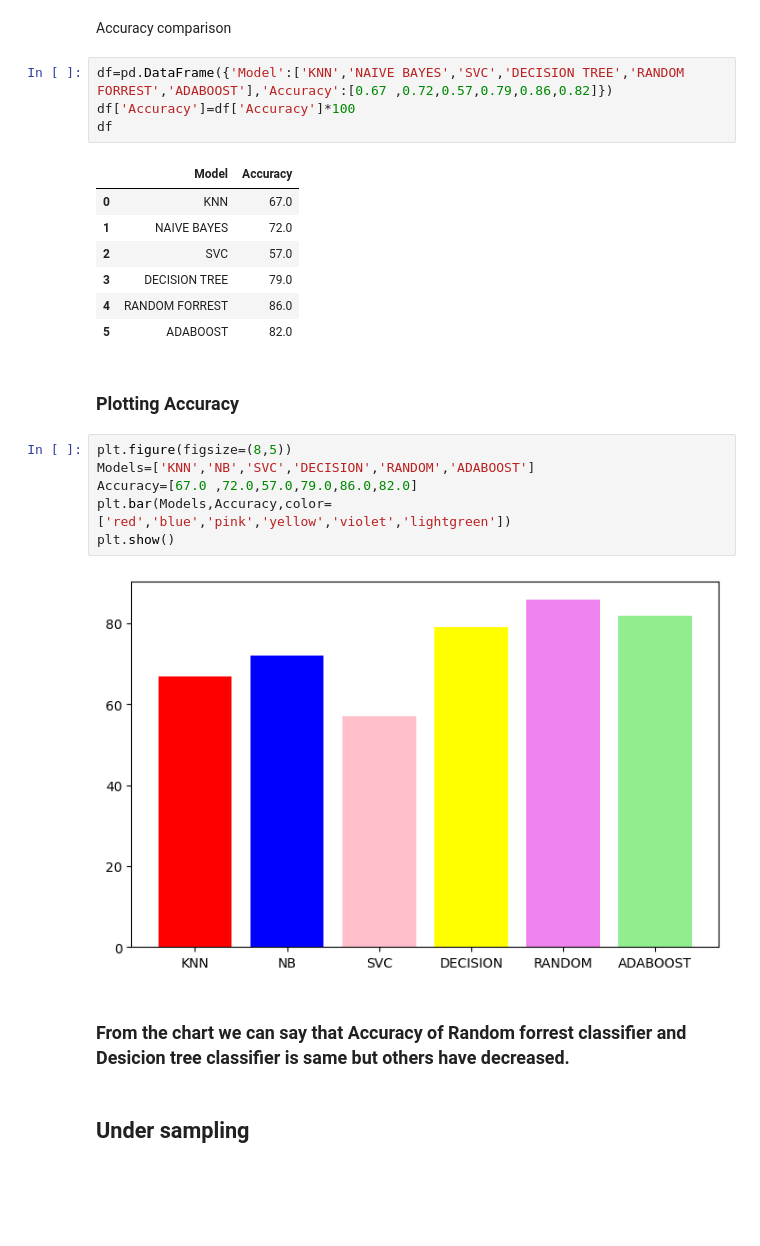
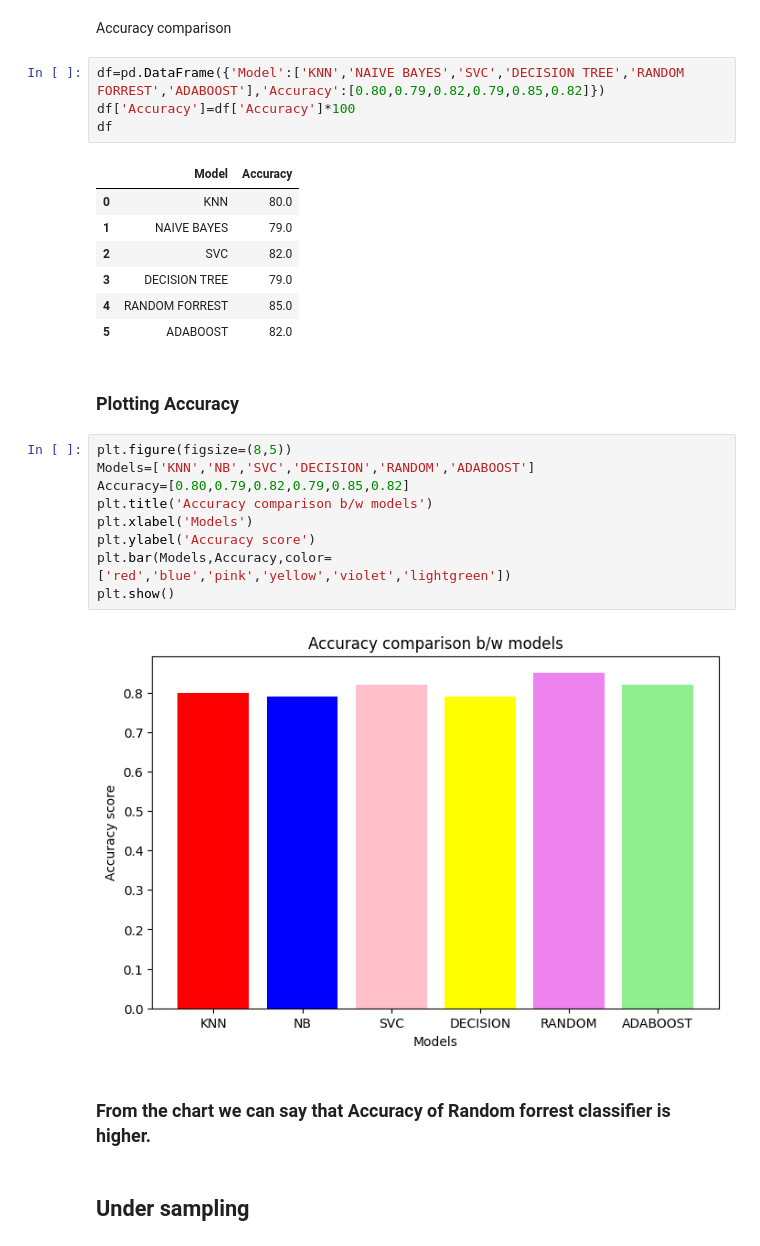
Before and after one commit to PranavDscientist/Bank-customer-churn-prediction, a Jupyter notebook: Bank_Customer_Churn_Prediction.ipynb, the cells around one changed output. Saved outputs shown, nothing was run; the diff lists cells and outputs as text; blank space fills up the shorter version.

```diff
--- a/Bank_Customer_Churn_Prediction.ipynb
+++ b/Bank_Customer_Churn_Prediction.ipynb
@@ -583,29 +594,32 @@ weighted avg       0.82      0.82      0.82      4778
 # %% [markdown]
 Accuracy comparison
 # %%
-df=pd.DataFrame({'Model':['KNN','NAIVE BAYES','SVC','DECISION TREE','RANDOM FORREST','ADABOOST'],'Accuracy':[0.67 ,0.72,0.57,0.79,0.86,0.82]})
+df=pd.DataFrame({'Model':['KNN','NAIVE BAYES','SVC','DECISION TREE','RANDOM FORREST','ADABOOST'],'Accuracy':[0.80,0.79,0.82,0.79,0.85,0.82]})
 df['Accuracy']=df['Accuracy']*100
 df
 # %% [output]
 |  | Model | Accuracy |
-| 0 | KNN | 67.0 |
-| 1 | NAIVE BAYES | 72.0 |
-| 2 | SVC | 57.0 |
+| 0 | KNN | 80.0 |
+| 1 | NAIVE BAYES | 79.0 |
+| 2 | SVC | 82.0 |
 | 3 | DECISION TREE | 79.0 |
-| 4 | RANDOM FORREST | 86.0 |
+| 4 | RANDOM FORREST | 85.0 |
 | 5 | ADABOOST | 82.0 |
 # %% [markdown]
 ### Plotting Accuracy
 # %%
 plt.figure(figsize=(8,5))
 Models=['KNN','NB','SVC','DECISION','RANDOM','ADABOOST']
-Accuracy=[67.0 ,72.0,57.0,79.0,86.0,82.0]
+Accuracy=[0.80,0.79,0.82,0.79,0.85,0.82]
+plt.title('Accuracy comparison b/w models')
+plt.xlabel('Models')
+plt.ylabel('Accuracy score')
 plt.bar(Models,Accuracy,color=['red','blue','pink','yellow','violet','lightgreen'])
 plt.show()
 # %% [output]
-[figure, old version]
+[figure, new version]
 # %% [markdown]
-### From the chart we can say that Accuracy of Random forrest classifier and Desicion tree classifier is same but others have decreased.
+### From the chart we can say that Accuracy of Random forrest classifier is higher.
 # %% [markdown]
 ## Under sampling
 # %%
```
Also changed, not shown: parts of 31 cells of this notebook.
